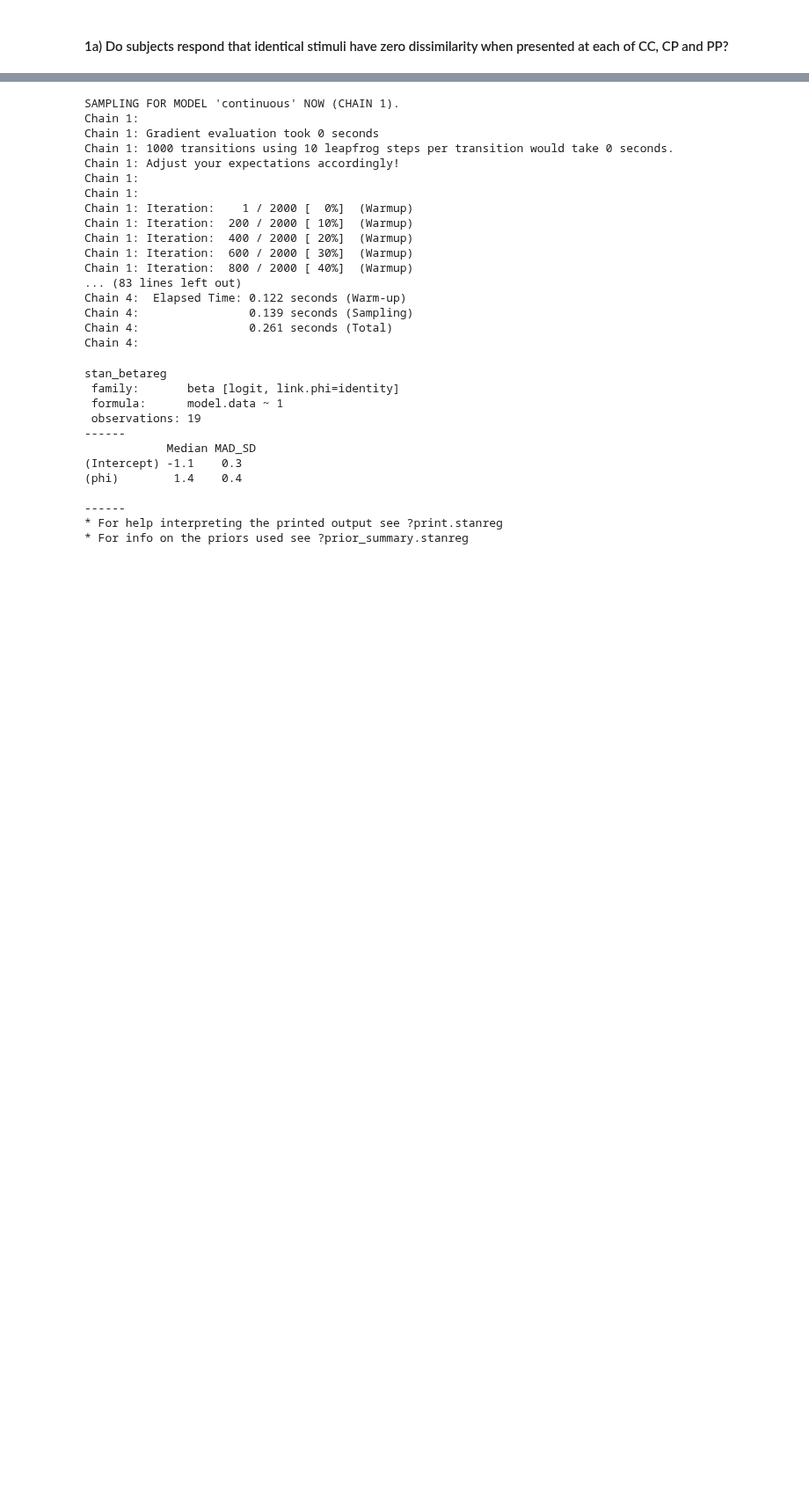
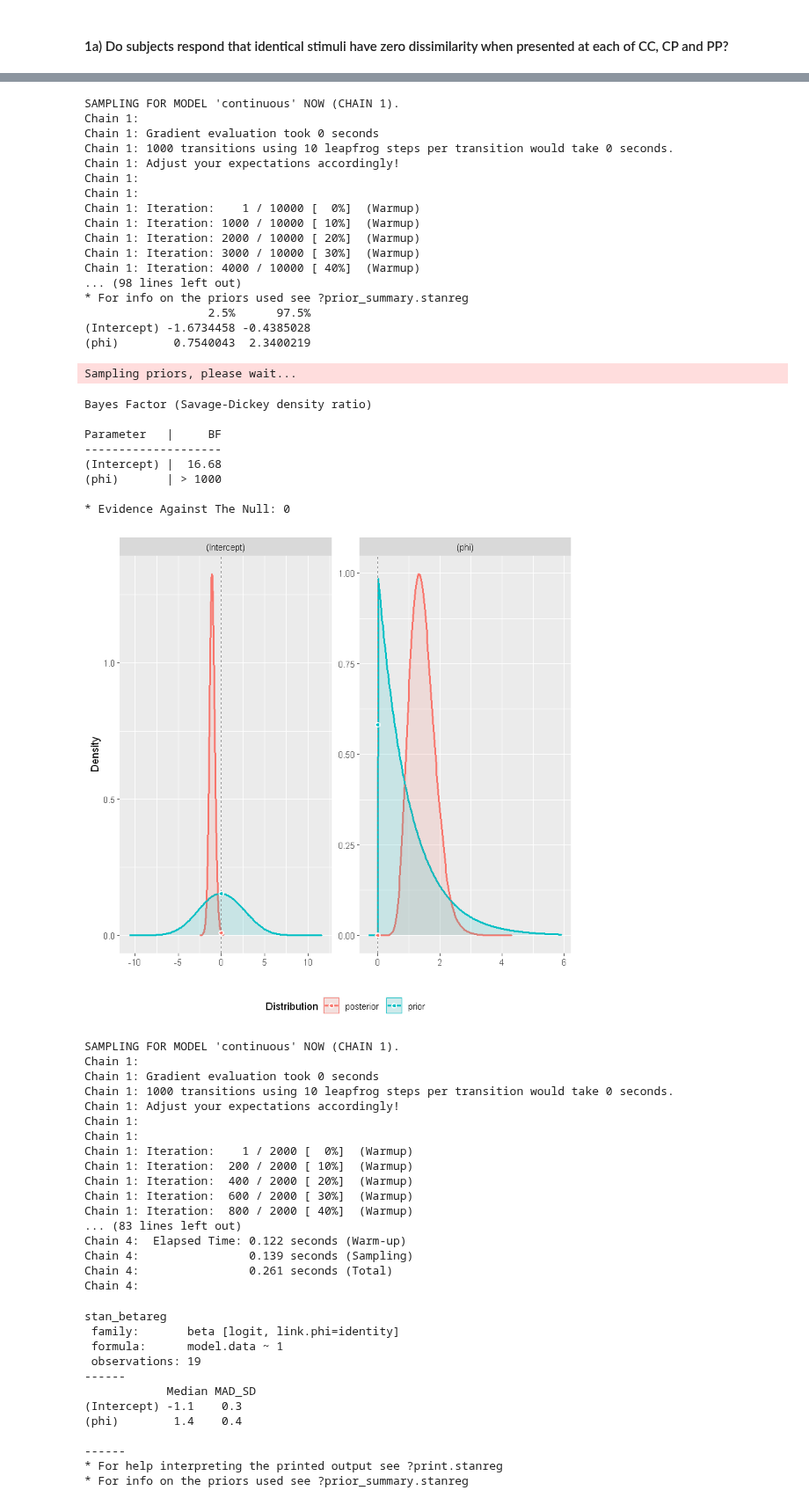
Before and after one commit to ArielZJ/Precision-Phenomenology-Data-Analysis, a Jupyter notebook: Fovea vs. Periphery Color Similarity Pilot Analysis - 2stim Analysis.ipynb, the cells around one changed output, grey strips where cells are left out. Shown at 88% size. Drawn from its saved outputs; the diff is of its cells as text; code cells hidden in the pictures; blank space fills up the shorter version.

```diff
--- a/Fovea vs. Periphery Color Similarity Pilot Analysis - 2stim Analysis.ipynb
+++ b/Fovea vs. Periphery Color Similarity Pilot Analysis - 2stim Analysis.ipynb
@@ -1326,7 +1328,7 @@ hyp1.plot <- function(df,histogram=FALSE){
         #scale_fill_manual(values = c("#E67E22","#1ABC9C"))
         geom_point(position=position_dodge(width=0.75)) +
         geom_hline(yintercept=3.5, linetype='dashed') +
-        geom_hline(yintercept=median, linetype = 'dashed',color='blue') +
+        #geom_hline(yintercept=median, linetype = 'dashed',color='blue') +
         ylim(0,7) +
         theme_bw(base_size = 14) +
         theme(legend.title=element_blank()) +
@@ -1458,3 +1380,58 @@ trace.test.all <- function(df,diagnose=FALSE){
+# %%
+# function to perform boundary offsets for beta-distributed data
+# suggested by http://doi.apa.org/getdoi.cfm?doi=10.1037/1082-989X.11.1.54
+offset.beta <- function(vector, max.DSR){
+    offset <- (vector * (length(vector)-1) + 0.5) / length(vector)
+    return(offset/max.DSR)
+}
+# %%
+# Function to test hypothesis 1a
+h1a <- function(data){
+    data <- offset.beta(data,max.DSR)
+    df <- as.data.frame(data)
+
+    model.test <- stan_betareg(
+                formula = data ~ 1,
+                data = df,
+                adapt_delta = 0.999,
+                iter=10000)
+
+    print(model.test)
+    print(posterior_interval(model.test, prob = 0.95))
+    BF <- bayesfactor_parameters(model.test)
+    print(BF)
+    print(plot(BF, show_intercept=TRUE))
+}
+# %%
+h1a(trace.df.mag$PP)
+# %% [output]
+SAMPLING FOR MODEL 'continuous' NOW (CHAIN 1).
+Chain 1:
+Chain 1: Gradient evaluation took 0 seconds
+Chain 1: 1000 transitions using 10 leapfrog steps per transition would take 0 seconds.
+Chain 1: Adjust your expectations accordingly!
+Chain 1:
+Chain 1:
+Chain 1: Iteration:    1 / 10000 [  0%]  (Warmup)
+Chain 1: Iteration: 1000 / 10000 [ 10%]  (Warmup)
+Chain 1: Iteration: 2000 / 10000 [ 20%]  (Warmup)
+Chain 1: Iteration: 3000 / 10000 [ 30%]  (Warmup)
+Chain 1: Iteration: 4000 / 10000 [ 40%]  (Warmup)
+... (98 lines left out)
+* For info on the priors used see ?prior_summary.stanreg
+                  2.5%      97.5%
+(Intercept) -1.6734458 -0.4385028
+(phi)        0.7540043  2.3400219
+Sampling priors, please wait...
+Bayes Factor (Savage-Dickey density ratio)
+
+Parameter   |     BF
+--------------------
+(Intercept) |  16.68
+(phi)       | > 1000
+
+* Evidence Against The Null: 0
+[figure, added]
 # %%
 # Another way of doing the bayes test
 model.data <- (trace.df.mag$PP * (length(trace.df.mag$PP)-1) + 0.5)/length(trace.df.mag$PP) # boundary offset
```
Also changed, not shown: parts of 9 cells of this notebook, 1 other file.
